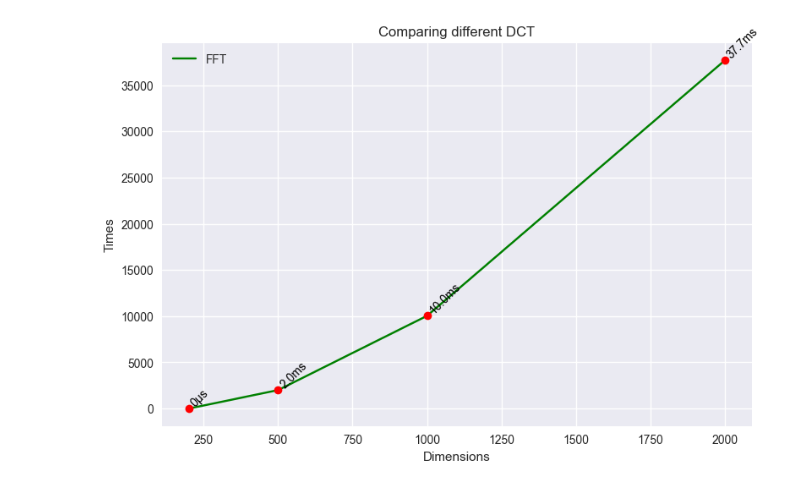
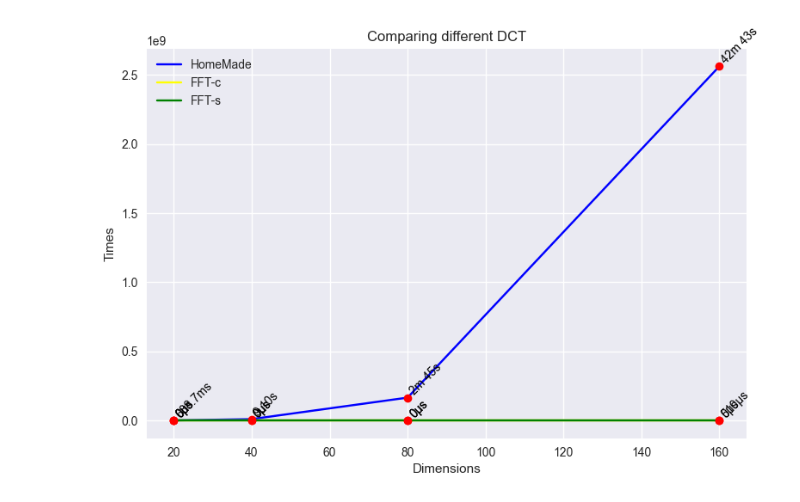
Before and after one commit to dadegrande99/ImageCompressionDCT, a Jupyter notebook: testTimeDCT.ipynb, the cells around one changed output. Saved outputs shown, nothing was run; the diff lists cells and outputs as text; code cells hidden in the pictures.

```diff
--- a/testTimeDCT.ipynb
+++ b/testTimeDCT.ipynb
@@ -23,11 +31,18 @@ results = {
 }
 # %%
 for n in dimensions:
+    print(n)
     matrix = np.random.randint(0, 256, size=(n, n))
+    t0 = datetime.now()
+    results["FFT-s"].append(dct(matrix, type=2))
     t1 = datetime.now()
-    results["FFT"].append(dct(matrix))
+    results["FFT-c"].append(cv2.dct(np.float32(matrix)))
     t2 = datetime.now()
-    # results["HomeMade"].append(dct(matrix))
+    results["HomeMade"].append(custom_dct2(matrix))
     t3 = datetime.now()
-    # timing["HomeMade"].append(t3 - t2)
-    timing["FFT"].append(t2 - t1)
+
+    timing2["HomeMade"].append(t3 - t2)
+    timing2["FFT-c"].append(t2 - t1)
+    timing2["FFT-s"].append(t1 - t0)
+
+timing2
@@ -34,24 +66,26 @@ for n in dimensions:
 # %%
 for i in range(len(dimensions)):
-    # timing["HomeMade"][i] = int(timing["HomeMade"][i].total_seconds() * 1e6)
-    timing["FFT"][i] = int(timing["FFT"][i].total_seconds() * 1e6)
+    timing["HomeMade"].append(int(timing2["HomeMade"][i].total_seconds() * 1e6))
+    timing["FFT-c"].append(int(timing2["FFT-c"][i].total_seconds() * 1e6))
+    timing["FFT-s"].append(int(timing2["FFT-s"][i].total_seconds() * 1e6))
 # %%
-type = "FFT"
-# for type in timing:
-if type == "FFT":
-    col = "green"
-elif type == "HomeMade":
-    col = "blue"
-plt.plot(dimensions, timing[type], color=col, label=type)
-for i in range(len(dimensions)):
-    plt.plot(dimensions[i], (timing[type][i]), color='red', marker='o')
-    plt.text(dimensions[i], timing[type][i], u.printTime(
-        timing[type][i]), color='black', ha='left', va="bottom", rotation=45)
+for type in timing:
+    if type == "FFT-s":
+        col = "green"
+    elif type == "FFT-c":
+        col = "yellow"
+    elif type == "HomeMade":
+        col = "blue"
+    plt.plot(dimensions, timing[type], color=col, label=type)
+    for i in range(len(dimensions)):
+        plt.plot(dimensions[i], (timing[type][i]), color='red', marker='o')
+        plt.text(dimensions[i], timing[type][i], u.printTime(
+            timing[type][i]), color='black', ha='left', va="bottom", rotation=45)
 
 plt.xlabel('Dimensions')
 plt.ylabel('Times')
 plt.title('Comparing different DCT')
 plt.legend()
 plt.show()
 # %% [output]
-[figure, old version]
+[figure, new version]
```
Also changed, not shown: parts of 6 cells of this notebook, 2 other files.
